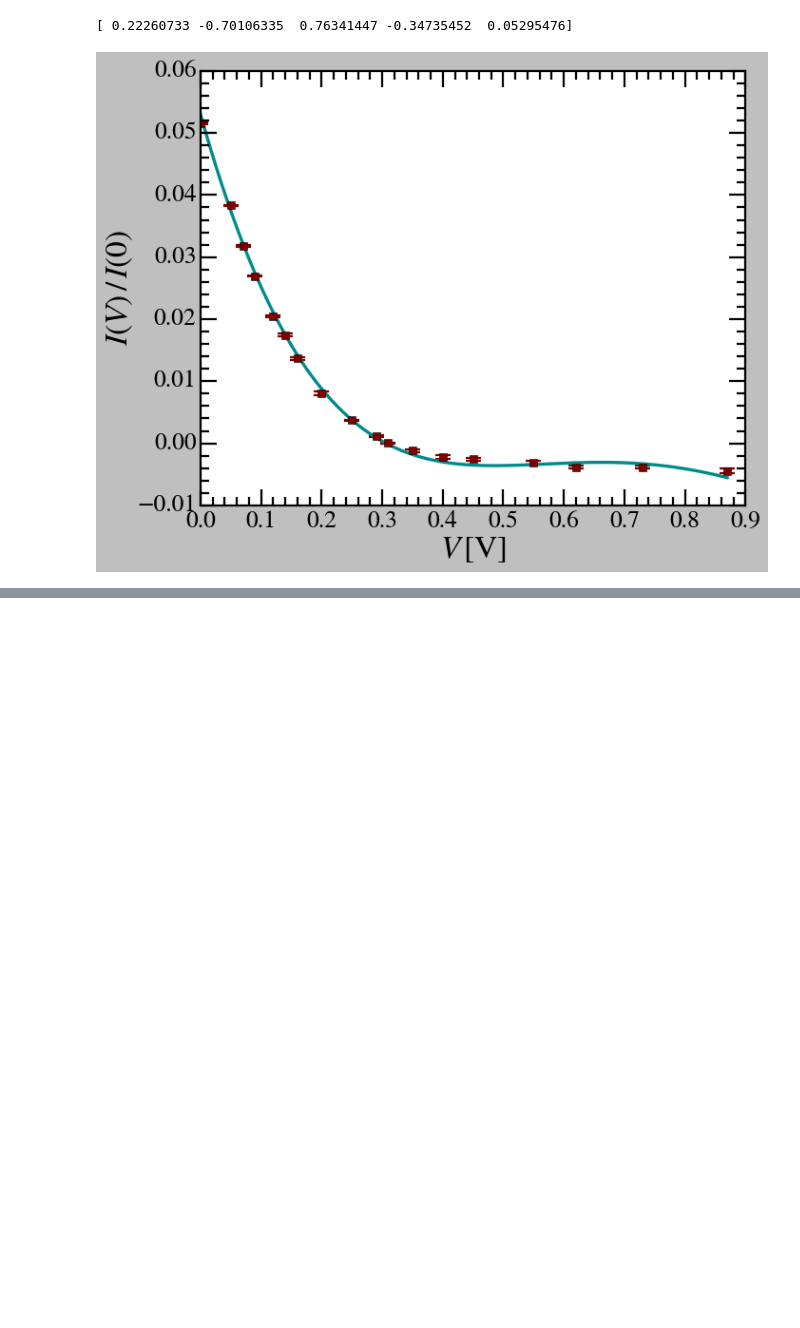
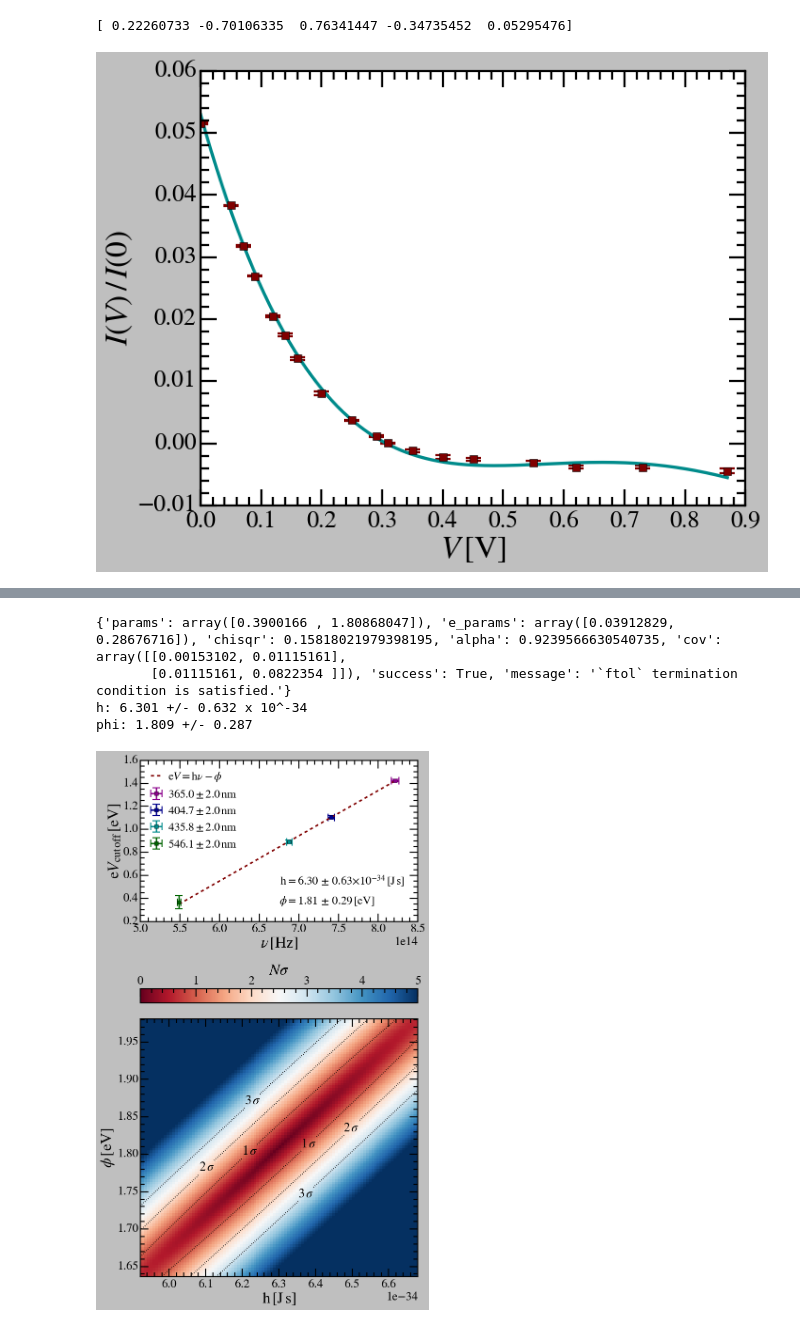
Before and after one commit to vinh-qtran/mit-jlab-sp25, a Jupyter notebook: photoelectric/analysis.ipynb, the cells around one changed output, grey strips where cells are left out. Cells and saved outputs as stored; diff of their text form; code cells hidden in the pictures; blank space fills up the shorter version.

```diff
--- a/photoelectric/analysis.ipynb
+++ b/photoelectric/analysis.ipynb
@@ -330,0 +371,20 @@ for wavelength in ['365nm','405nm','436nm','546nm']:
+# %%
+wavelengths = np.array([365.0,404.7,435.8,546.1])
+e_wavelengths = np.array([2.0,2.0,2.0,2.0])
+
+c = 299792458
+frequencies = c / wavelengths * 1e9
+e_frequencies = c / wavelengths**2 * e_wavelengths * 1e9
+
+V_cutoffs = np.array([])
+e_V_cutoffs = np.array([])
+
+for wavelength in ['365nm','405nm','436nm','546nm']:
+    with open(f'data/MC_fitting_{wavelength}.json','r') as f:
+        data = json.load(f)
+
+        params_mean = np.array(data['params_mean'])
+        params_std = np.array(data['params_std'])
+
+    V_cutoffs = np.append(V_cutoffs,params_mean[0])
+    e_V_cutoffs = np.append(e_V_cutoffs,params_std[0])
@@ -330,0 +417,51 @@ for wavelength in ['365nm','405nm','436nm','546nm']:
+# %%
+fig, axs = plt.subplots(2,1,figsize=(9,15),gridspec_kw={'height_ratios': [0.5,1]})
+
+ax = axs[0]
+
+for i,wavelength in enumerate(['365nm','405nm','436nm','546nm']):
+    ax.errorbar(frequencies[i],V_cutoffs[i],yerr=e_V_cutoffs[i],xerr=e_frequencies[i],
+                fmt=' s',markersize=7.5,elinewidth=3,capsize=7.5,capthick=2,
+                color=colors[wavelength],label=labels[wavelength])
+
+fitter = CutoffVoltageFitter(frequencies,e_frequencies,V_cutoffs,e_V_cutoffs)
+fitting_result = fitter.fit()
+print(fitting_result)
+
+h_order = int(np.floor(np.log10(fitting_result['params'][0]/fitter.x_scale/h_scaler)))
+
+print('h:',f'{fitting_result["params"][0]/fitter.x_scale/h_scaler/10**h_order:.3f}','+/-',f'{fitting_result["e_params"][0]/fitter.x_scale/h_scaler/10**h_order:.3f}','x 10^'+str(h_order))
+print('phi:',f'{fitting_result["params"][1]:.3f}','+/-',f'{fitting_result["e_params"][1]:.3f}')
+
+fq_norm_fit, V_fit = fitter.model_interpolation(params=fitting_result['params'])
+fq_fit = fq_norm_fit * fitter.x_scale
+ax.plot(fq_fit,V_fit,color='maroon',ls='--',label=r'${\rm{e}}V = {\rm{h}} \nu - \phi$')
+
+ax.set_xlabel(r'$\nu \, [{\rm{Hz}}]$')
+ax.set_ylabel(r'${\rm{e}} V_{\rm{cut\,off}} \, [{\rm{eV}}]$')
+
+ax.legend(loc='upper left', ncol=1, handletextpad=0.5, handlelength=1.0, columnspacing=0.5, fontsize=22)
+
+ax.text(0.5, 0.25, r'$\,{\rm{h}} = $' + f'{fitting_result["params"][0]/fitter.x_scale/h_scaler/10**h_order:.2f}' + r'$\, \pm \,$' + f'{fitting_result["e_params"][0]/fitter.x_scale/h_scaler/10**h_order:.2f}' + r'$\times 10^{%s}$'%h_order + r'$\, [{\rm{J}}\,{\rm{s}}]$',
+        transform=ax.transAxes, fontsize=22, rotation=0, horizontalalignment='left', verticalalignment='center')
+ax.text(0.5, 0.125, r'$\phi = $' + f'{fitting_result["params"][1]:.2f}' + r'$\, \pm \,$' + f'{fitting_result["e_params"][1]:.2f}' + r'$\, [{\rm{eV}}]$',
+        transform=ax.transAxes, fontsize=22, rotation=0, horizontalalignment='left', verticalalignment='center')
+
+ax = axs[1]
+
+n_sigma = fitting.NSigma(fitting_result['params'],fitting_result['cov'],range=0.6)
+n_sigma.show_n_sigma(fig,ax,par0_scaler=1/fitter.x_scale/h_scaler)
+
+ax.set_xlabel(r'${\rm{h}} \, [{\rm{J}}\,{\rm{s}}]$')
+ax.set_ylabel(r'$\phi \, [{\rm{eV}}]$')
+
+plt.tight_layout()
+plt.savefig('plank_and_work_function_fit.png')
+
+plt.show()
+# %% [output]
+{'params': array([0.3900166 , 1.80868047]), 'e_params': array([0.03912829, 0.28676716]), 'chisqr': 0.15818021979398195, 'alpha': 0.9239566630540735, 'cov': array([[0.00153102, 0.01115161],
+       [0.01115161, 0.0822354 ]]), 'success': True, 'message': '`ftol` termination condition is satisfied.'}
+h: 6.301 +/- 0.632 x 10^-34
+phi: 1.809 +/- 0.287
+[figure, added]
```
Also changed, not shown: parts of 6 cells of this notebook, 14 other files.
